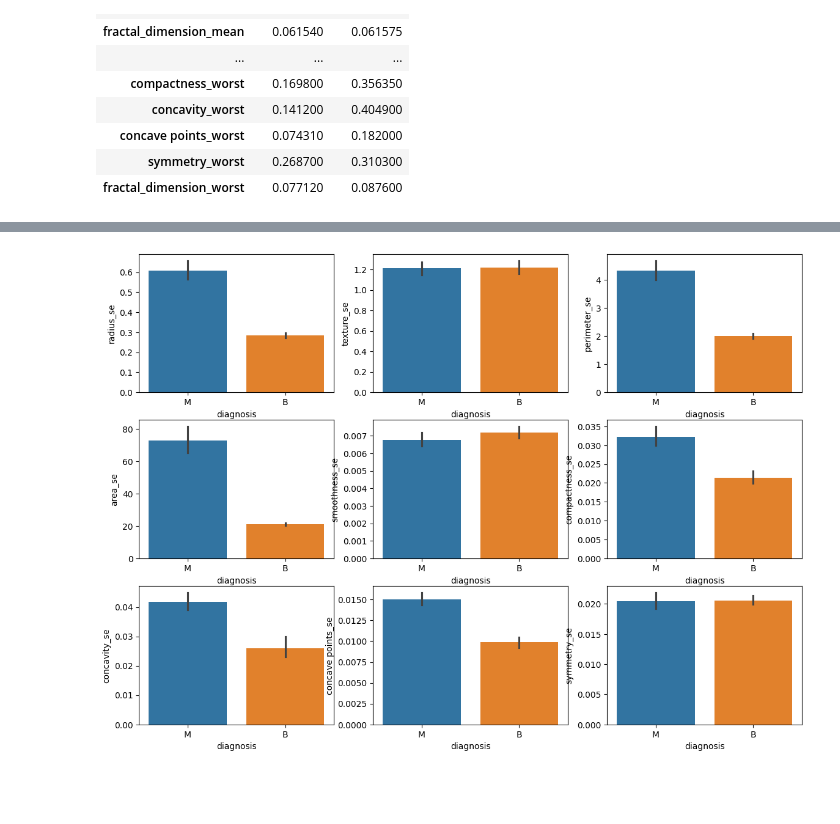
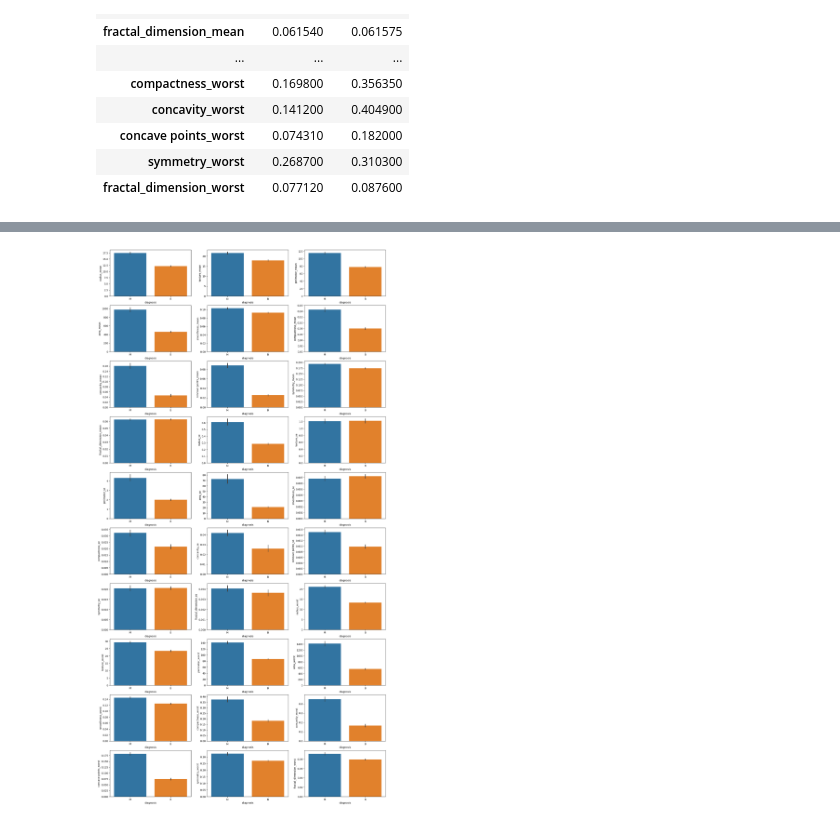
Before and after one commit to nmzaki/OTUS_ML_042024, a Jupyter notebook: homework-6/homework_6.ipynb, the cells around one changed output, grey strips where cells are left out. Drawn from its saved outputs; the diff is of its cells as text; code cells hidden in the pictures; blank space fills up the shorter version.

```diff
--- a/homework-6/homework_6.ipynb
+++ b/homework-6/homework_6.ipynb
@@ -196,16 +177,21 @@ sns.barplot(data=df, x = 'diagnosis', y = 'fractal_dimension_mean', hue='diagnos
 # %%
-fig, axs = plt.subplots(3, 3, figsize=(14, 10))
+fig, axs = plt.subplots(10, 3, figsize=(20, 40))
 
-sns.barplot(data=df, x = 'diagnosis', y = 'radius_se', hue='diagnosis', ax = axs[0,0])
-sns.barplot(data=df, x = 'diagnosis', y = 'texture_se', hue='diagnosis', ax = axs[0,1])
-sns.barplot(data=df, x = 'diagnosis', y = 'perimeter_se', hue='diagnosis', ax = axs[0,2])
-sns.barplot(data=df, x = 'diagnosis', y = 'area_se', hue='diagnosis', ax = axs[1,0])
-sns.barplot(data=df, x = 'diagnosis', y = 'smoothness_se', hue='diagnosis', ax = axs[1,1])
-sns.barplot(data=df, x = 'diagnosis', y = 'compactness_se', hue='diagnosis', ax = axs[1,2])
-sns.barplot(data=df, x = 'diagnosis', y = 'concavity_se', hue='diagnosis', ax = axs[2,0])
-sns.barplot(data=df, x = 'diagnosis', y = 'concave points_se', hue='diagnosis', ax = axs[2,1])
-sns.barplot(data=df, x = 'diagnosis', y = 'symmetry_se', hue='diagnosis', ax = axs[2,2])
+columns = ['radius_mean', 'texture_mean', 'perimeter_mean', 'area_mean',
+           'smoothness_mean', 'compactness_mean', 'concavity_mean',
+           'concave points_mean', 'symmetry_mean', 'fractal_dimension_mean',
+           'radius_se', 'texture_se', 'perimeter_se', 'area_se',
+           'smoothness_se', 'compactness_se', 'concavity_se',
+           'concave points_se', 'symmetry_se', 'fractal_dimension_se',
+           'radius_worst', 'texture_worst', 'perimeter_worst', 'area_worst',
+           'smoothness_worst', 'compactness_worst', 'concavity_worst',
+           'concave points_worst', 'symmetry_worst', 'fractal_dimension_worst']
 
-plt.show();
+for i, col in enumerate(columns):
+    row = i // 3
+    col_idx = i % 3
+    sns.barplot(data=df, x='diagnosis', y=col, hue='diagnosis', ax=axs[row, col_idx])
+
+plt.show()
 # %% [output]
-[figure, old version]
+[figure, new version]
```
Also changed, not shown: parts of 10 cells of this notebook.
